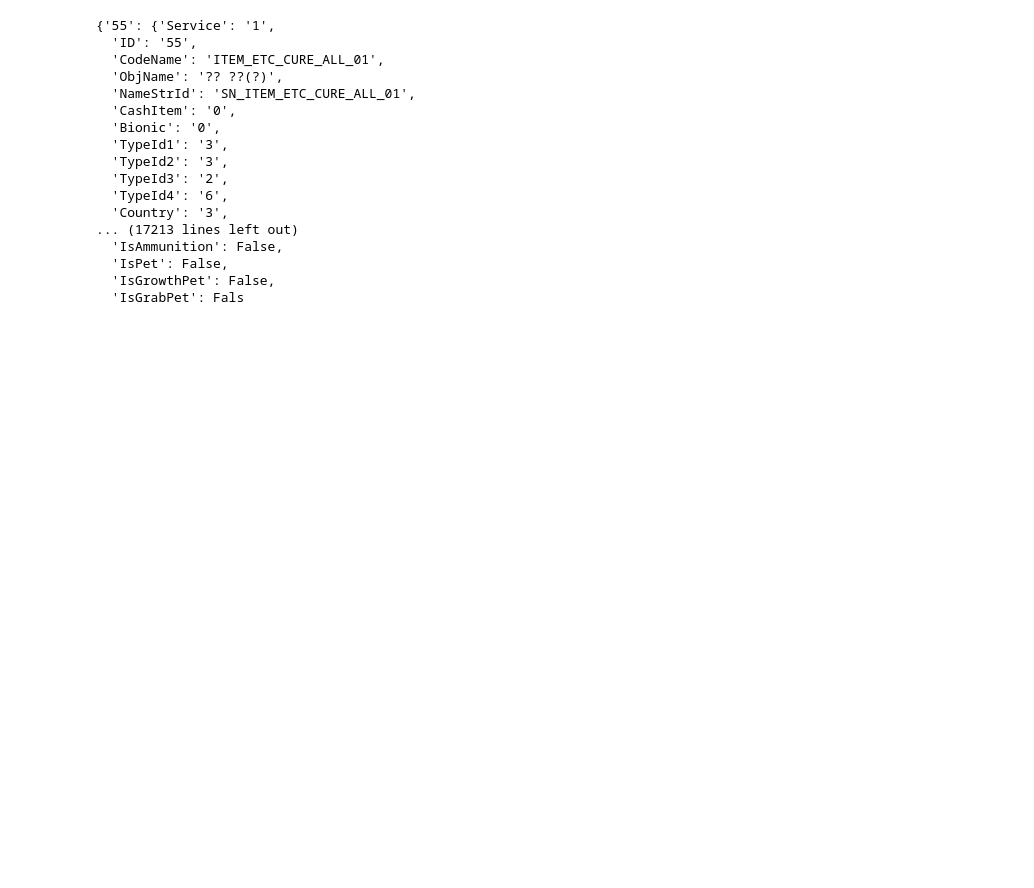
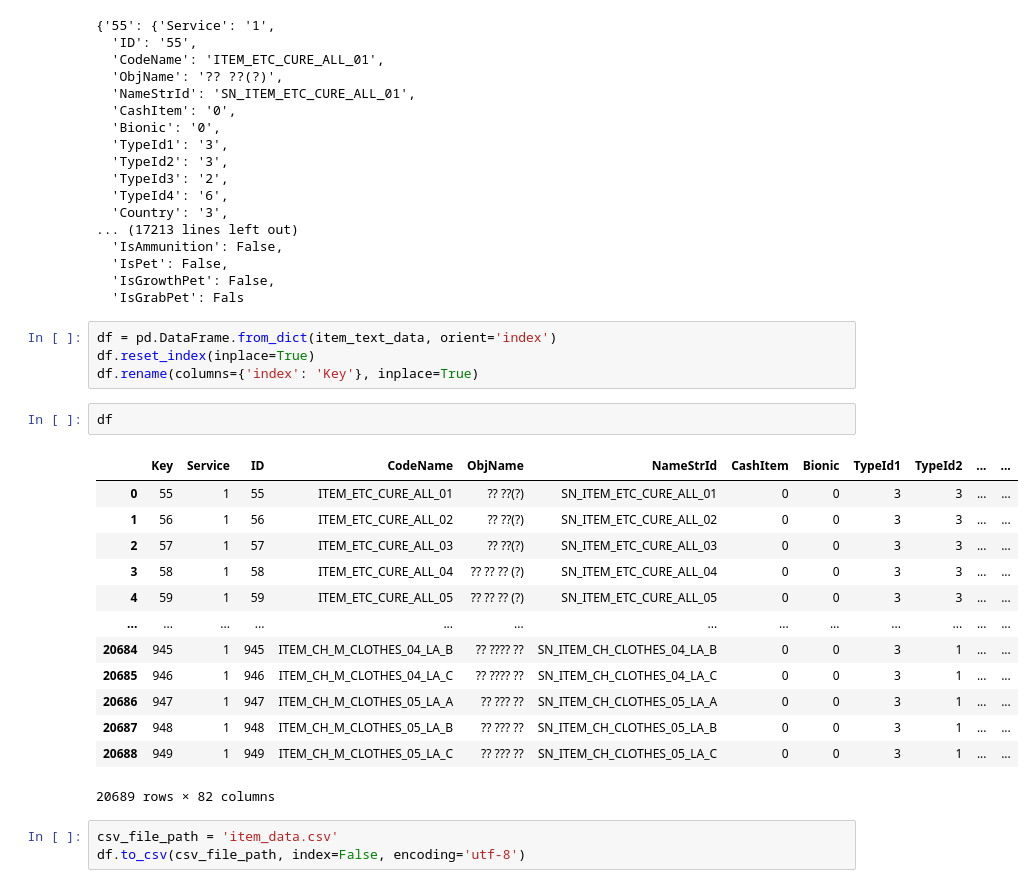
Before and after one commit to dudaka/pk2-extractor, a Jupyter notebook: LoadItemData.ipynb, the cells around one changed output. Cells and saved outputs as stored; diff of their text form; blank space fills up the shorter version.

```diff
--- a/LoadItemData.ipynb
+++ b/LoadItemData.ipynb
@@ -436,3 +437,26 @@ item_text_data
   'IsPet': False,
   'IsGrowthPet': False,
   'IsGrabPet': Fals
+# %%
+df = pd.DataFrame.from_dict(item_text_data, orient='index')
+df.reset_index(inplace=True)
+df.rename(columns={'index': 'Key'}, inplace=True)
+# %%
+df
+# %% [output]
+|  | Key | Service | ID | CodeName | ObjName | NameStrId | CashItem | Bionic | TypeId1 | TypeId2 | ... | ... |
+| 0 | 55 | 1 | 55 | ITEM_ETC_CURE_ALL_01 | ?? ??(?) | SN_ITEM_ETC_CURE_ALL_01 | 0 | 0 | 3 | 3 | ... | ... |
+| 1 | 56 | 1 | 56 | ITEM_ETC_CURE_ALL_02 | ?? ??(?) | SN_ITEM_ETC_CURE_ALL_02 | 0 | 0 | 3 | 3 | ... | ... |
+| 2 | 57 | 1 | 57 | ITEM_ETC_CURE_ALL_03 | ?? ??(?) | SN_ITEM_ETC_CURE_ALL_03 | 0 | 0 | 3 | 3 | ... | ... |
+| 3 | 58 | 1 | 58 | ITEM_ETC_CURE_ALL_04 | ?? ?? ?? (?) | SN_ITEM_ETC_CURE_ALL_04 | 0 | 0 | 3 | 3 | ... | ... |
+| 4 | 59 | 1 | 59 | ITEM_ETC_CURE_ALL_05 | ?? ?? ?? (?) | SN_ITEM_ETC_CURE_ALL_05 | 0 | 0 | 3 | 3 | ... | ... |
+| ... | ... | ... | ... | ... | ... | ... | ... | ... | ... | ... | ... | ... |
+| 20684 | 945 | 1 | 945 | ITEM_CH_M_CLOTHES_04_LA_B | ?? ???? ?? | SN_ITEM_CH_CLOTHES_04_LA_B | 0 | 0 | 3 | 1 | ... | ... |
+| 20685 | 946 | 1 | 946 | ITEM_CH_M_CLOTHES_04_LA_C | ?? ???? ?? | SN_ITEM_CH_CLOTHES_04_LA_C | 0 | 0 | 3 | 1 | ... | ... |
+| 20686 | 947 | 1 | 947 | ITEM_CH_M_CLOTHES_05_LA_A | ?? ??? ?? | SN_ITEM_CH_CLOTHES_05_LA_A | 0 | 0 | 3 | 1 | ... | ... |
+| 20687 | 948 | 1 | 948 | ITEM_CH_M_CLOTHES_05_LA_B | ?? ??? ?? | SN_ITEM_CH_CLOTHES_05_LA_B | 0 | 0 | 3 | 1 | ... | ... |
+| 20688 | 949 | 1 | 949 | ITEM_CH_M_CLOTHES_05_LA_C | ?? ??? ?? | SN_ITEM_CH_CLOTHES_05_LA_C | 0 | 0 | 3 | 1 | ... | ... |
+20689 rows × 82 columns
+# %%
+csv_file_path = 'item_data.csv'
+df.to_csv(csv_file_path, index=False, encoding='utf-8')
```
Also changed, not shown: parts of 1 cell of this notebook, 2 other files.
